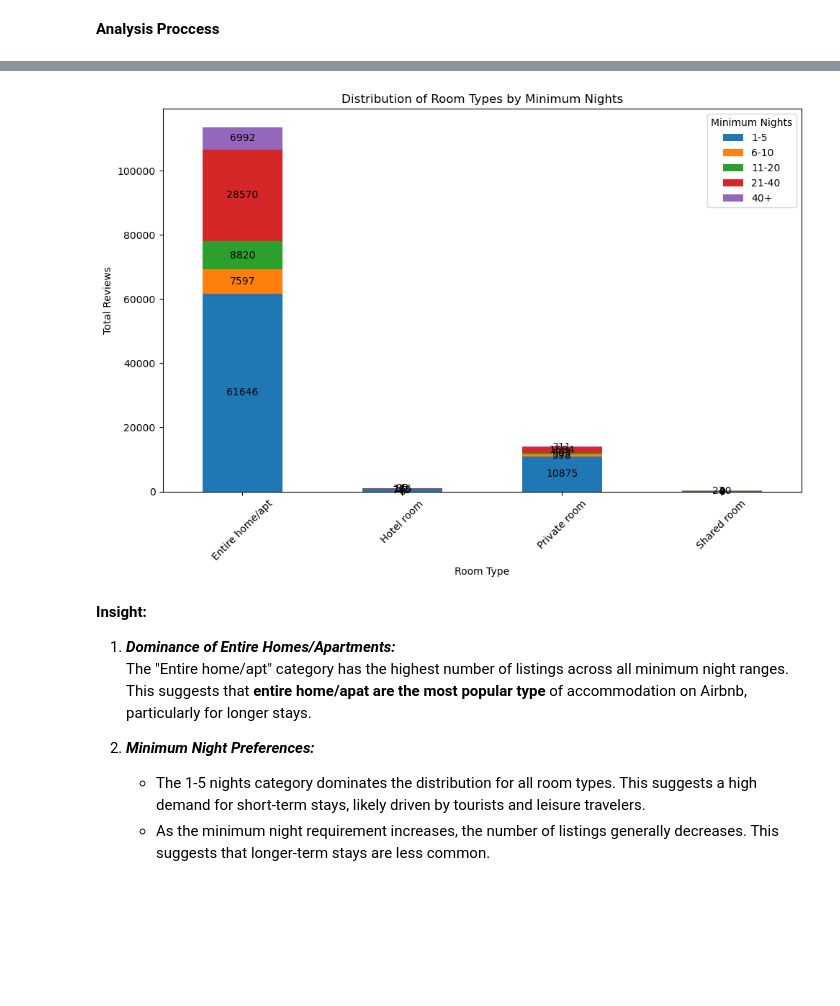
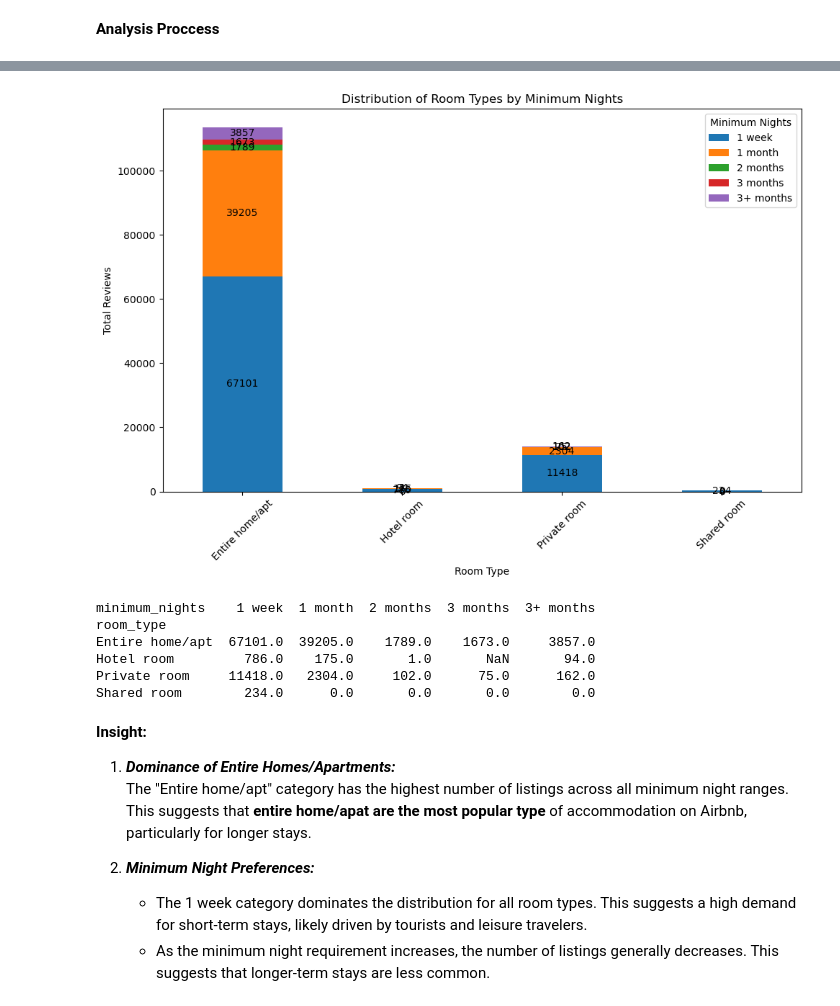
Before and after one commit to melinayu/Airbnb-Listings-Bangkok-Project, a Jupyter notebook: notebooks/4.3 Evaluate Impact of Room Type and Minimum Stay Policy Analysis.ipynb, the cells around one changed output, grey strips where cells are left out. Cells and saved outputs as stored; diff of their text form; code cells hidden in the pictures; blank space fills up the shorter version.

```diff
--- a/notebooks/4.3 Evaluate Impact of Room Type and Minimum Stay Policy Analysis.ipynb
+++ b/notebooks/4.3 Evaluate Impact of Room Type and Minimum Stay Policy Analysis.ipynb
@@ -92,15 +92,15 @@ I have enough evidence to conclude that the number of reviews based on minimum n
 **Analysis Proccess**
 # %%
 # Grouping Minimum Nights into bins
-bins = [1, 5, 10, 20, 40, df['minimum_nights'].max()]
-labels = ["1-5 nights", "6-10 nights", "11-20 nights", "21-40 nights", "40+ nights"]
+bins = [1, 7, 30, 60, 90, df['minimum_nights'].max()]
+labels = ["1 week", "1 month", "2 months", "3 months", "3+ months"]
 df["minimal_nights_group"] = pd.cut(df["minimum_nights"], bins=bins, labels=labels, right=False)
 
 # Analyzing the impact of grouped minimum nights on price, reviews, and availability
 minimal_nights_analysis = df.groupby("minimal_nights_group", observed=True).agg(
-    average_price=("price", "mean"),
+    average_price=("price", "median"),
     total_reviews=("number_of_reviews", "sum"),
-    avg_availability=("availability_365", "mean")
+    avg_availability=("availability_365", "median")
 ).reset_index()
 # %%
 # Average Price by Minimum Nights
@@ -126,0 +127,17 @@ plt.show()
+# %%
+# Average Price by Minimum Nights
+plt.figure(figsize=(12, 8))
+ax = sns.barplot(data=minimal_nights_analysis, x="minimal_nights_group", y="avg_availability",
+                 hue="minimal_nights_group", legend=False, palette="Set2")
+
+for p in ax.patches:
+    ax.annotate(format(p.get_height()),
+                (p.get_x() + p.get_width() / 2., p.get_height()),
+                ha = 'center', va = 'center',
+                xytext = (0, 9),
+                textcoords = 'offset points')
+
+plt.title("Total Reviews by Minimum Nights")
+plt.xlabel("Minimum Nights")
+plt.ylabel("Total Availability")
+plt.show()
@@ -131,40 +150,53 @@ df['minimum_nights'] = pd.to_numeric(df['minimum_nights'], errors='coerce')
 # Now, group data by 'room_type' and categorized 'minimum_nights'
 grouped_data = df.groupby([
     'room_type',
-    pd.cut(df['minimum_nights'], bins=[1, 5, 10, 20, 40, np.inf], labels=["1-5", "6-10", "11-20", "21-40", "40+"])
+    pd.cut(df['minimum_nights'], bins=[1, 7, 30, 60, 90, np.inf], labels=["1 week", "1 month", "2 months", "3 months", "3+ months"])
 ], observed=True).agg({'number_of_reviews': 'sum'})
 
 # Reset index for plotting
 grouped_data = grouped_data.reset_index()
 
 # Pivot the table to make 'room_type' columns for stacked bar plot
 pivot_data = grouped_data.pivot(index='room_type', columns='minimum_nights', values='number_of_reviews')
 
 # Create a stacked bar plot
 ax = pivot_data.plot(kind='bar', stacked=True, figsize=(10, 7))
 
 # Add numeric labels on the bars
 for p in ax.patches:
     width, height = p.get_width(), p.get_height()
     x, y = p.get_xy()
     ax.annotate(f'{height:.0f}', (x + width / 2, y + height / 2), ha='center', va='center')
 
 # Formatting the plot
 plt.title('Distribution of Room Types by Minimum Nights')
 plt.xlabel('Room Type')
 plt.ylabel('Total Reviews')
 plt.xticks(rotation=45)
 plt.legend(title='Minimum Nights', bbox_to_anchor=(1, 1))
 plt.tight_layout()  # To ensure the plot doesn't get cut off
 
 # Display the plot
 plt.show()
 # %% [output]
-[figure, old version]
+[figure, new version]
+# %%
+# Pivot the table to make 'room_type' columns for better display
+pivot_data = grouped_data.pivot(index='room_type', columns='minimum_nights', values='number_of_reviews')
+
+# Display the pivoted data
+print(pivot_data)
+# %% [output]
+minimum_nights    1 week  1 month  2 months  3 months  3+ months
+room_type
+Entire home/apt  67101.0  39205.0    1789.0    1673.0     3857.0
+Hotel room         786.0    175.0       1.0       NaN       94.0
+Private room     11418.0   2304.0     102.0      75.0      162.0
+Shared room        234.0      0.0       0.0       0.0        0.0
 # %% [markdown]
 **Insight:**
 1. ***Dominance of Entire Homes/Apartments:***<br> The "Entire home/apt" category has the highest number of listings across all minimum night ranges. This suggests that **entire home/apat are the most popular type** of accommodation on Airbnb, particularly for longer stays.
 
 2. ***Minimum Night Preferences:***
-    - The 1-5 nights category dominates the distribution for all room types. This suggests a high demand for short-term stays, likely driven by tourists and leisure travelers.
+    - The 1 week category dominates the distribution for all room types. This suggests a high demand for short-term stays, likely driven by tourists and leisure travelers.
     - As the minimum night requirement increases, the number of listings generally decreases. This suggests that longer-term stays are less common.
```
Also changed, not shown: parts of 3 cells of this notebook, 12 other files.
